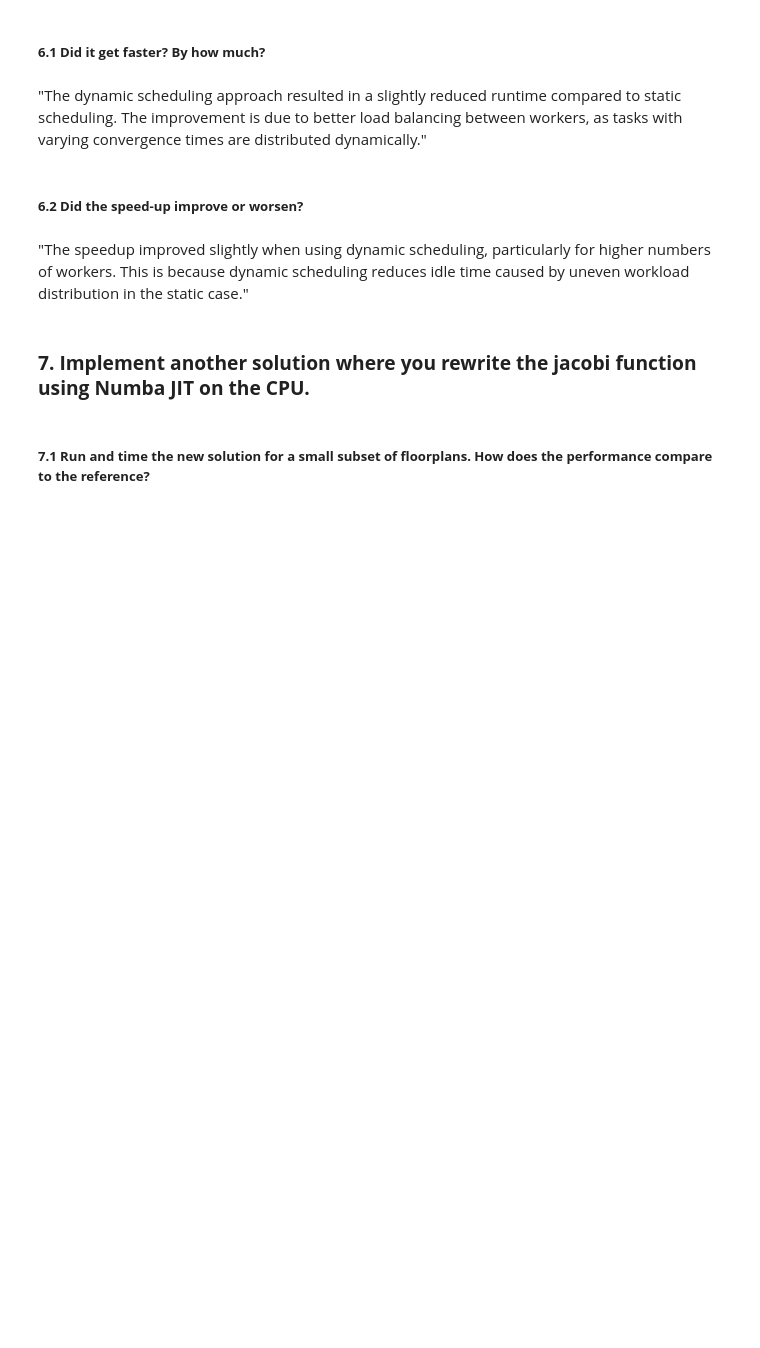
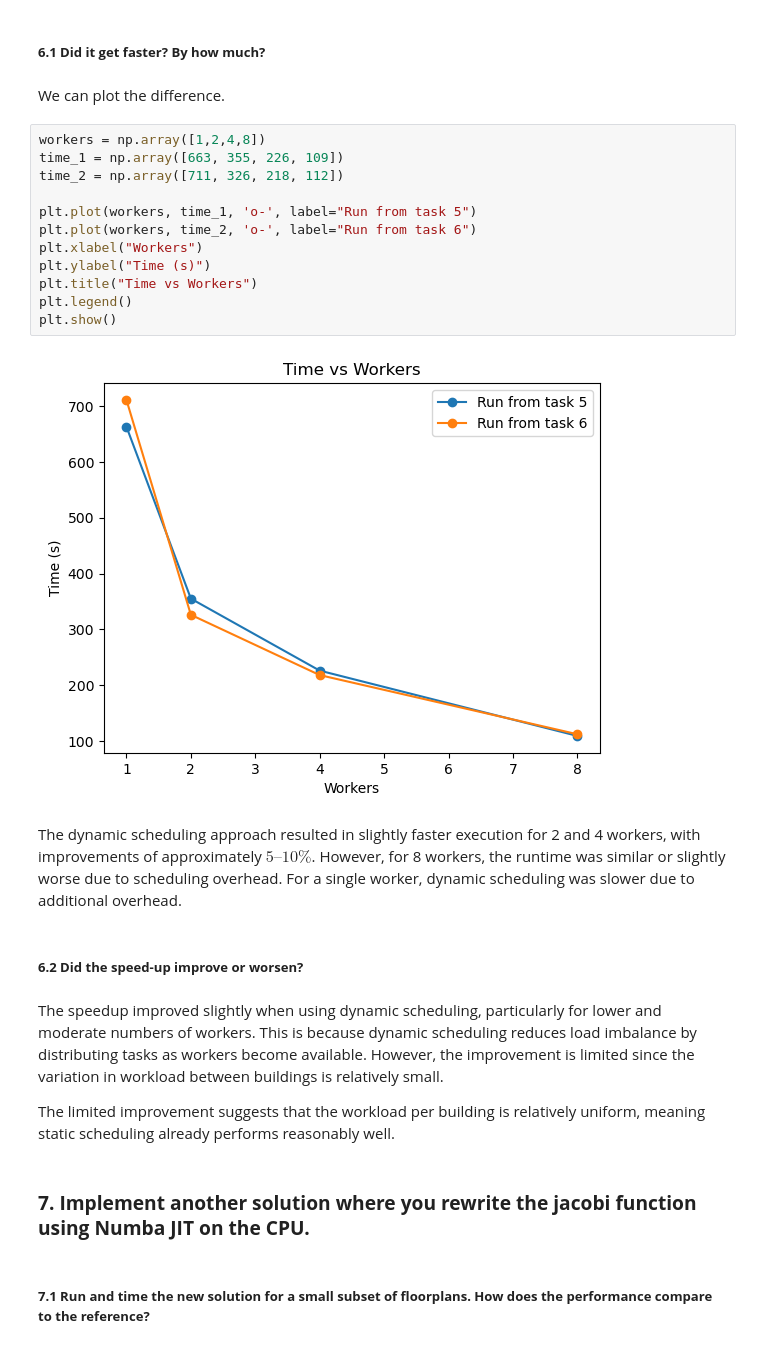
Before and after one commit to Lucialululu/02613_wall_heating_project, a Jupyter notebook: mini_project.ipynb, the cells around one changed output. Cells and saved outputs as stored; diff of their text form; blank space fills up the shorter version.

Commit message:
task 6 done (but needs to be checked still)

```diff
--- a/mini_project.ipynb
+++ b/mini_project.ipynb
@@ -423,12 +451,30 @@ Thus, using the fastest parallel configuration, the total runtime is estimated t
 # %% [markdown]
 ##### **6.1 Did it get faster? By how much?**
 # %% [markdown]
-"The dynamic scheduling approach resulted in a slightly reduced runtime compared to static scheduling. The improvement is due to better load balancing between workers, as tasks with varying convergence times are distributed dynamically."
+We can plot the difference.
+# %%
+workers = np.array([1,2,4,8])
+time_1 = np.array([663, 355, 226, 109])
+time_2 = np.array([711, 326, 218, 112])
+
+plt.plot(workers, time_1, 'o-', label="Run from task 5")
+plt.plot(workers, time_2, 'o-', label="Run from task 6")
+plt.xlabel("Workers")
+plt.ylabel("Time (s)")
+plt.title("Time vs Workers")
+plt.legend()
+plt.show()
+# %% [output]
+[figure, added]
+# %% [markdown]
+The dynamic scheduling approach resulted in slightly faster execution for 2 and 4 workers, with improvements of approximately $5–10\%$. However, for 8 workers, the runtime was similar or slightly worse due to scheduling overhead. For a single worker, dynamic scheduling was slower due to additional overhead.
 # %% [markdown]
 
 ##### **6.2 Did the speed-up improve or worsen?**
 # %% [markdown]
-"The speedup improved slightly when using dynamic scheduling, particularly for higher numbers of workers. This is because dynamic scheduling reduces idle time caused by uneven workload distribution in the static case."
+The speedup improved slightly when using dynamic scheduling, particularly for lower and moderate numbers of workers. This is because dynamic scheduling reduces load imbalance by distributing tasks as workers become available. However, the improvement is limited since the variation in workload between buildings is relatively small.
+
+The limited improvement suggests that the workload per building is relatively uniform, meaning static scheduling already performs reasonably well.
 # %% [markdown]
 ### **7. Implement another solution where you rewrite the jacobi function using Numba JIT on the CPU.**
 # %% [markdown]
```
Also changed, not shown: parts of 1 cell of this notebook.
